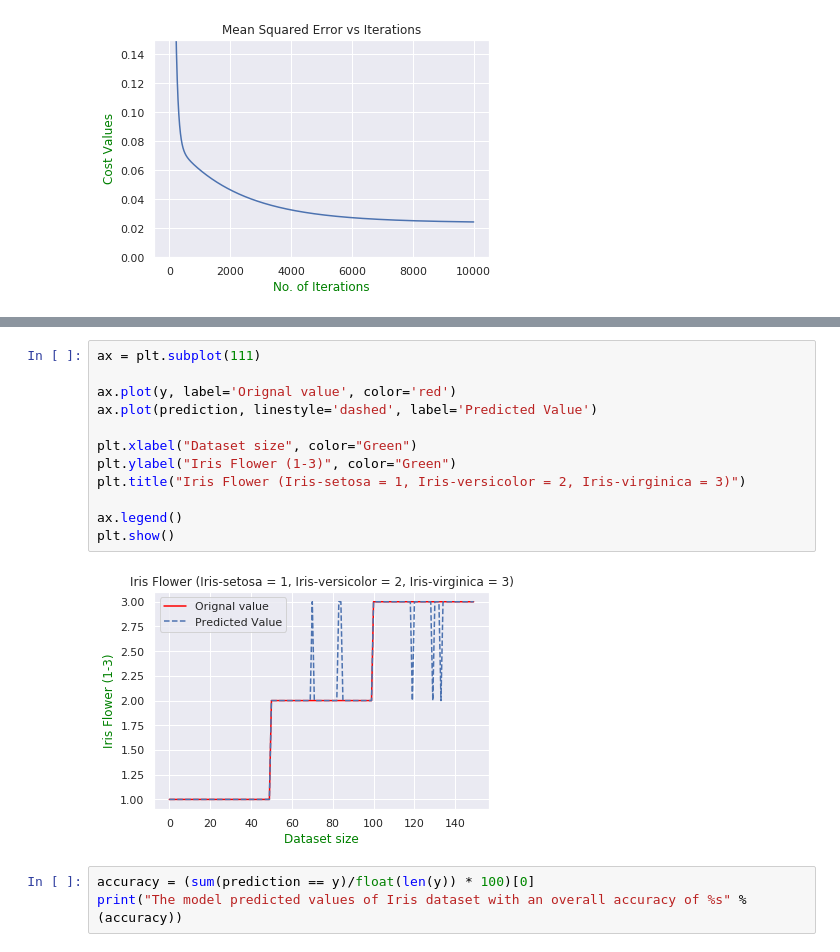
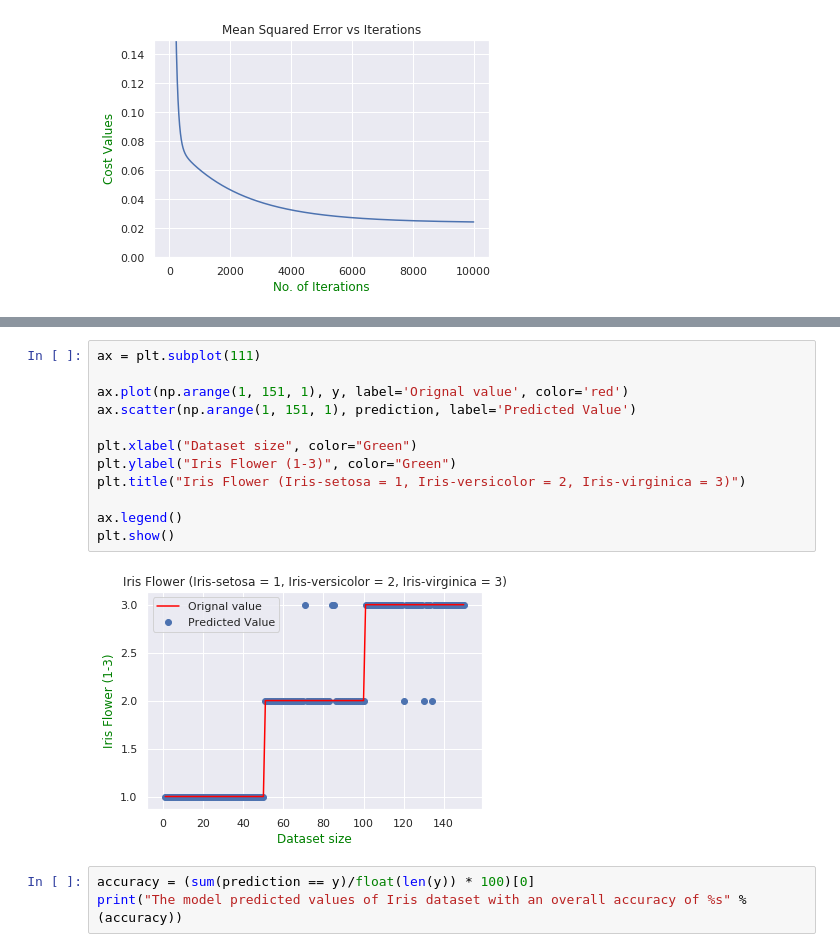
Before and after one commit to amarlearning/Linear-Regression-Iris-Dataset, a Jupyter notebook: linear-regression-on-iris-dataset.ipynb, the cells around one changed output, grey strips where cells are left out. Cells and saved outputs as stored; diff of their text form.

```diff
--- a/linear-regression-on-iris-dataset.ipynb
+++ b/linear-regression-on-iris-dataset.ipynb
@@ -146,17 +155,17 @@ plt.show()
 # %%
 ax = plt.subplot(111)
 
-ax.plot(y, label='Orignal value', color='red')
-ax.plot(prediction, linestyle='dashed', label='Predicted Value')
+ax.plot(np.arange(1, 151, 1), y, label='Orignal value', color='red')
+ax.scatter(np.arange(1, 151, 1), prediction, label='Predicted Value')
 
 plt.xlabel("Dataset size", color="Green")
 plt.ylabel("Iris Flower (1-3)", color="Green")
 plt.title("Iris Flower (Iris-setosa = 1, Iris-versicolor = 2, Iris-virginica = 3)")
 
 ax.legend()
 plt.show()
 # %% [output]
-[figure, old version]
+[figure, new version]
 # %%
 accuracy = (sum(prediction == y)/float(len(y)) * 100)[0]
 print("The model predicted values of Iris dataset with an overall accuracy of %s" % (accuracy))
```
Also changed, not shown: parts of 6 cells of this notebook.
